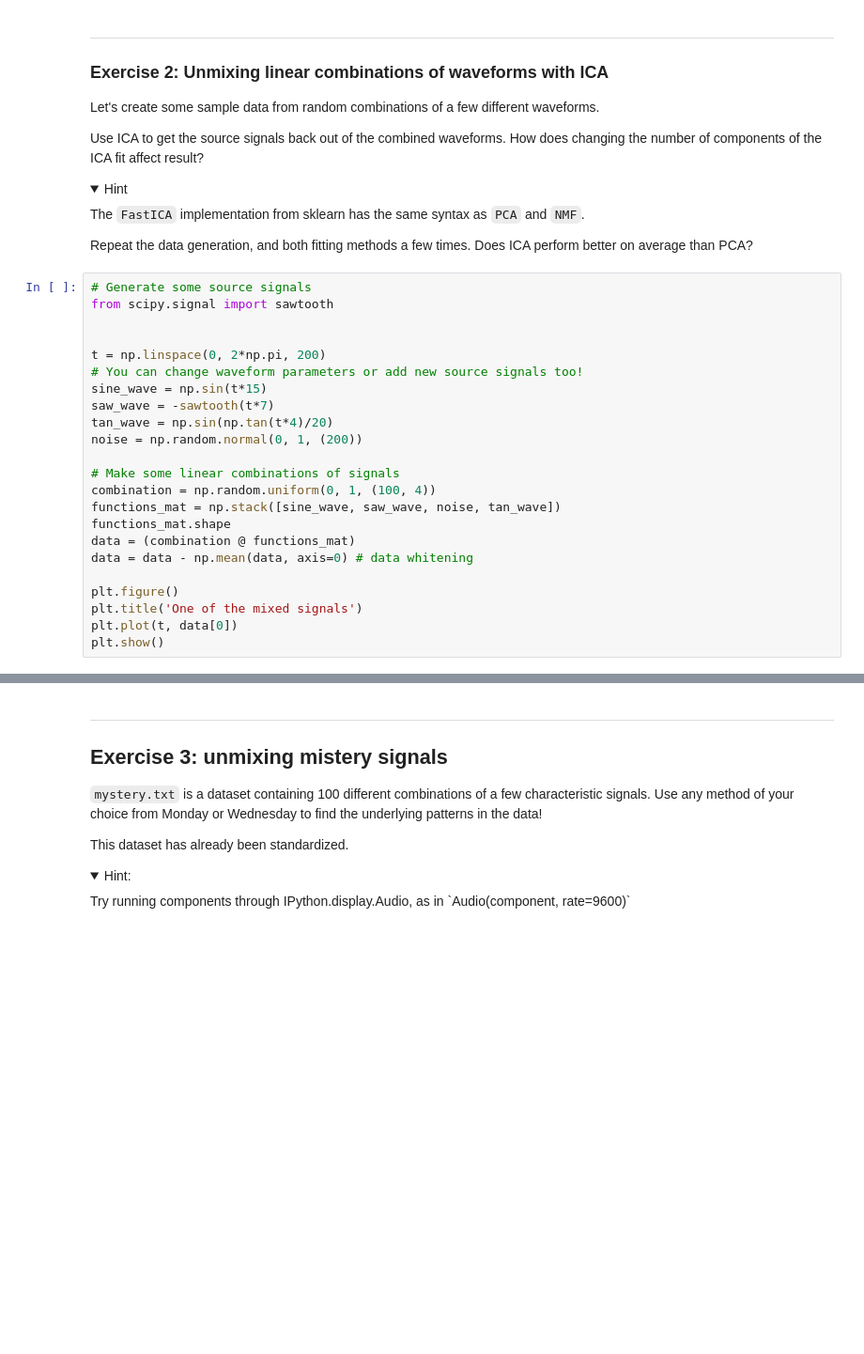
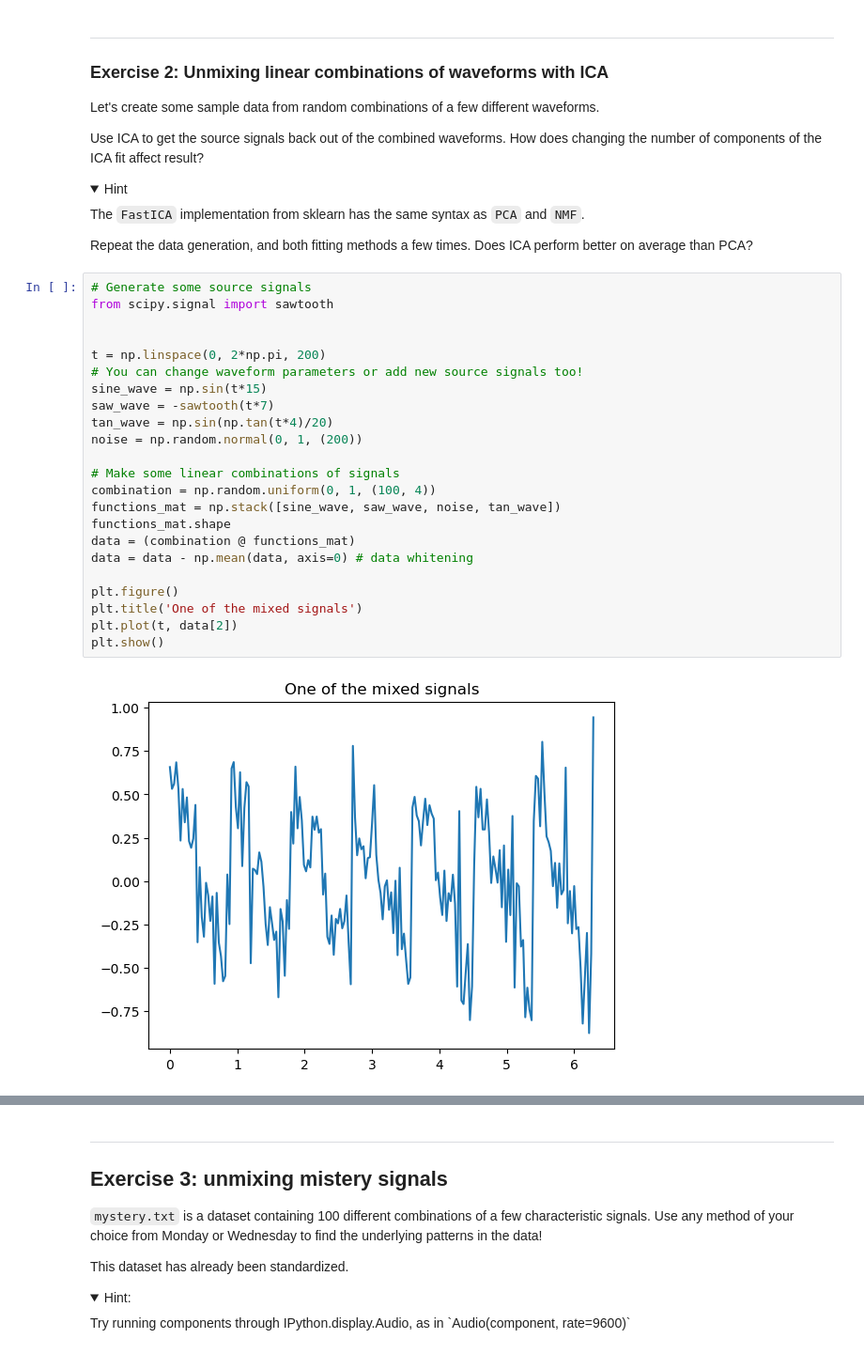
Before and after one commit to teolemay/phys607exercises, a Jupyter notebook: Astrostats_12_Wednesday_solutions.ipynb, the cells around one changed output, grey strips where cells are left out. Shown at 94% size. Drawn from its saved outputs; the diff is of its cells as text; folded sections open; blank space fills up the shorter version.

```diff
--- a/Astrostats_12_Wednesday_solutions.ipynb
+++ b/Astrostats_12_Wednesday_solutions.ipynb
@@ -160,26 +176,28 @@ Repeat the data generation, and both fitting methods a few times. Does ICA perfo
 # %%
 # Generate some source signals
 from scipy.signal import sawtooth
 
 
 t = np.linspace(0, 2*np.pi, 200)
 # You can change waveform parameters or add new source signals too!
 sine_wave = np.sin(t*15)
 saw_wave = -sawtooth(t*7)
 tan_wave = np.sin(np.tan(t*4)/20)
 noise = np.random.normal(0, 1, (200))
 
 # Make some linear combinations of signals
 combination = np.random.uniform(0, 1, (100, 4))
 functions_mat = np.stack([sine_wave, saw_wave, noise, tan_wave])
 functions_mat.shape
 data = (combination @ functions_mat)
 data = data - np.mean(data, axis=0) # data whitening
 
 plt.figure()
 plt.title('One of the mixed signals')
-plt.plot(t, data[0])
+plt.plot(t, data[2])
 plt.show()
+# %% [output]
+[figure, added]
 # %%
 n_ica = 4# Your code here! how many components should you use?
 ica = FastICA(n_components=n_ica, max_iter=1000)
```
Also changed, not shown: parts of 16 cells of this notebook.
